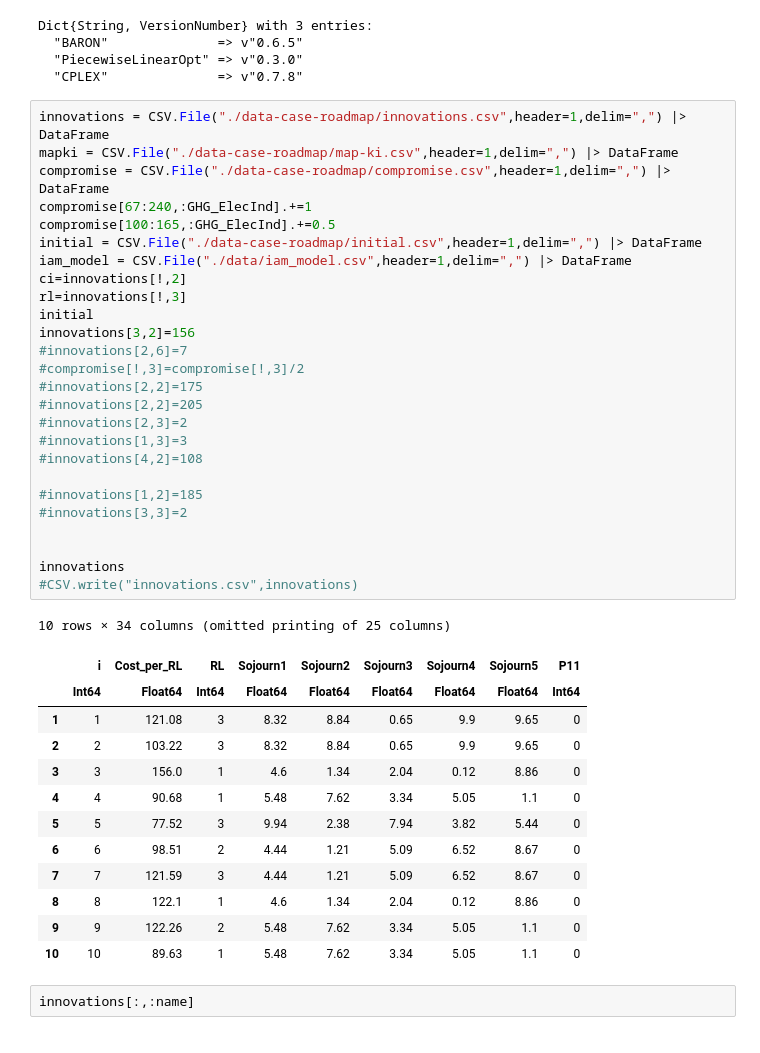
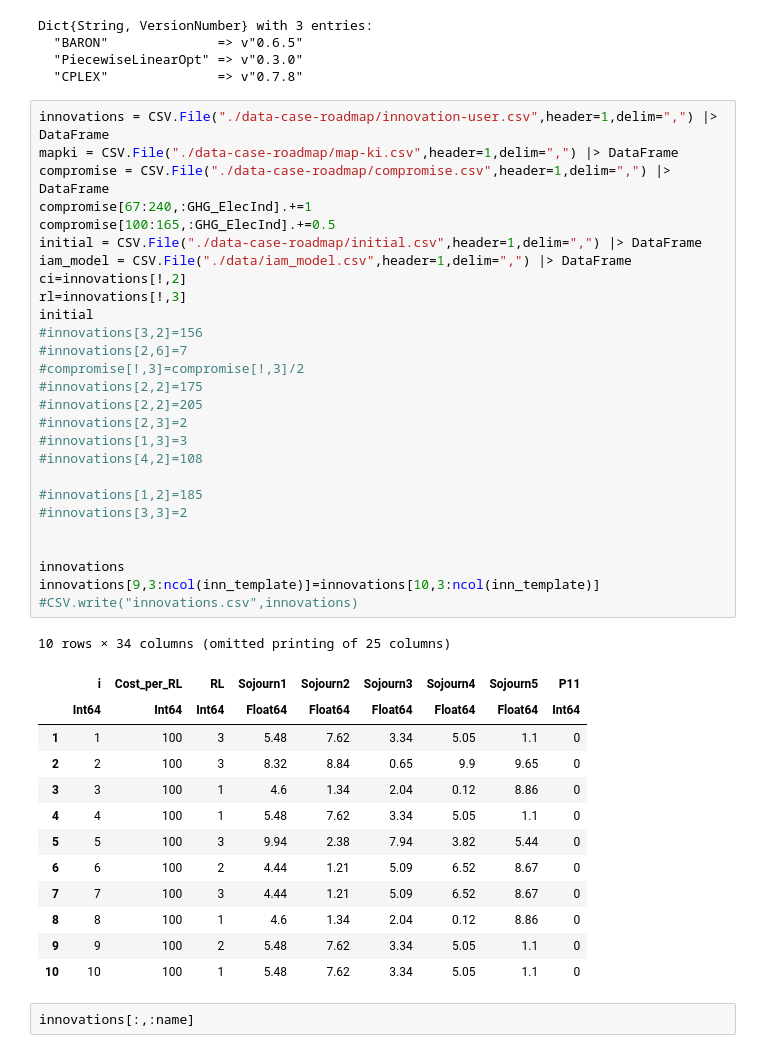
Before and after one commit to vyom-thakker/RoadmapsIAM, a Jupyter notebook: optimize-roadmap.ipynb, the cells around one changed output. Drawn from its saved outputs; the diff is of its cells as text.

```diff
--- a/optimize-roadmap.ipynb
+++ b/optimize-roadmap.ipynb
@@ -27,45 +27,46 @@ Dict{String, VersionNumber} with 3 entries:
   "PiecewiseLinearOpt" => v"0.3.0"
   "CPLEX"              => v"0.7.8"
 # %%
-innovations = CSV.File("./data-case-roadmap/innovations.csv",header=1,delim=",") |> DataFrame
+innovations = CSV.File("./data-case-roadmap/innovation-user.csv",header=1,delim=",") |> DataFrame
 mapki = CSV.File("./data-case-roadmap/map-ki.csv",header=1,delim=",") |> DataFrame
 compromise = CSV.File("./data-case-roadmap/compromise.csv",header=1,delim=",") |> DataFrame
 compromise[67:240,:GHG_ElecInd].+=1
 compromise[100:165,:GHG_ElecInd].+=0.5
 initial = CSV.File("./data-case-roadmap/initial.csv",header=1,delim=",") |> DataFrame
 iam_model = CSV.File("./data/iam_model.csv",header=1,delim=",") |> DataFrame
 ci=innovations[!,2]
 rl=innovations[!,3]
 initial
-innovations[3,2]=156
+#innovations[3,2]=156
 #innovations[2,6]=7
 #compromise[!,3]=compromise[!,3]/2
 #innovations[2,2]=175
 #innovations[2,2]=205
 #innovations[2,3]=2
 #innovations[1,3]=3
 #innovations[4,2]=108
 
 #innovations[1,2]=185
 #innovations[3,3]=2
 
 
 innovations
+innovations[9,3:ncol(inn_template)]=innovations[10,3:ncol(inn_template)]
 #CSV.write("innovations.csv",innovations)
 # %% [output]
 10 rows × 34 columns (omitted printing of 25 columns)
 |  | i | Cost_per_RL | RL | Sojourn1 | Sojourn2 | Sojourn3 | Sojourn4 | Sojourn5 | P11 |
-|  | Int64 | Float64 | Int64 | Float64 | Float64 | Float64 | Float64 | Float64 | Int64 |
-| 1 | 1 | 121.08 | 3 | 8.32 | 8.84 | 0.65 | 9.9 | 9.65 | 0 |
-| 2 | 2 | 103.22 | 3 | 8.32 | 8.84 | 0.65 | 9.9 | 9.65 | 0 |
-| 3 | 3 | 156.0 | 1 | 4.6 | 1.34 | 2.04 | 0.12 | 8.86 | 0 |
-| 4 | 4 | 90.68 | 1 | 5.48 | 7.62 | 3.34 | 5.05 | 1.1 | 0 |
-| 5 | 5 | 77.52 | 3 | 9.94 | 2.38 | 7.94 | 3.82 | 5.44 | 0 |
-| 6 | 6 | 98.51 | 2 | 4.44 | 1.21 | 5.09 | 6.52 | 8.67 | 0 |
-| 7 | 7 | 121.59 | 3 | 4.44 | 1.21 | 5.09 | 6.52 | 8.67 | 0 |
-| 8 | 8 | 122.1 | 1 | 4.6 | 1.34 | 2.04 | 0.12 | 8.86 | 0 |
-| 9 | 9 | 122.26 | 2 | 5.48 | 7.62 | 3.34 | 5.05 | 1.1 | 0 |
-| 10 | 10 | 89.63 | 1 | 5.48 | 7.62 | 3.34 | 5.05 | 1.1 | 0 |
+|  | Int64 | Int64 | Int64 | Float64 | Float64 | Float64 | Float64 | Float64 | Int64 |
+| 1 | 1 | 100 | 3 | 5.48 | 7.62 | 3.34 | 5.05 | 1.1 | 0 |
+| 2 | 2 | 100 | 3 | 8.32 | 8.84 | 0.65 | 9.9 | 9.65 | 0 |
+| 3 | 3 | 100 | 1 | 4.6 | 1.34 | 2.04 | 0.12 | 8.86 | 0 |
+| 4 | 4 | 100 | 1 | 5.48 | 7.62 | 3.34 | 5.05 | 1.1 | 0 |
+| 5 | 5 | 100 | 3 | 9.94 | 2.38 | 7.94 | 3.82 | 5.44 | 0 |
+| 6 | 6 | 100 | 2 | 4.44 | 1.21 | 5.09 | 6.52 | 8.67 | 0 |
+| 7 | 7 | 100 | 3 | 4.44 | 1.21 | 5.09 | 6.52 | 8.67 | 0 |
+| 8 | 8 | 100 | 1 | 4.6 | 1.34 | 2.04 | 0.12 | 8.86 | 0 |
+| 9 | 9 | 100 | 2 | 5.48 | 7.62 | 3.34 | 5.05 | 1.1 | 0 |
+| 10 | 10 | 100 | 1 | 5.48 | 7.62 | 3.34 | 5.05 | 1.1 | 0 |
 # %%
 innovations[:,:name]
 # %% [output]
```
Also changed, not shown: parts of 11 cells of this notebook, 14 other files.
